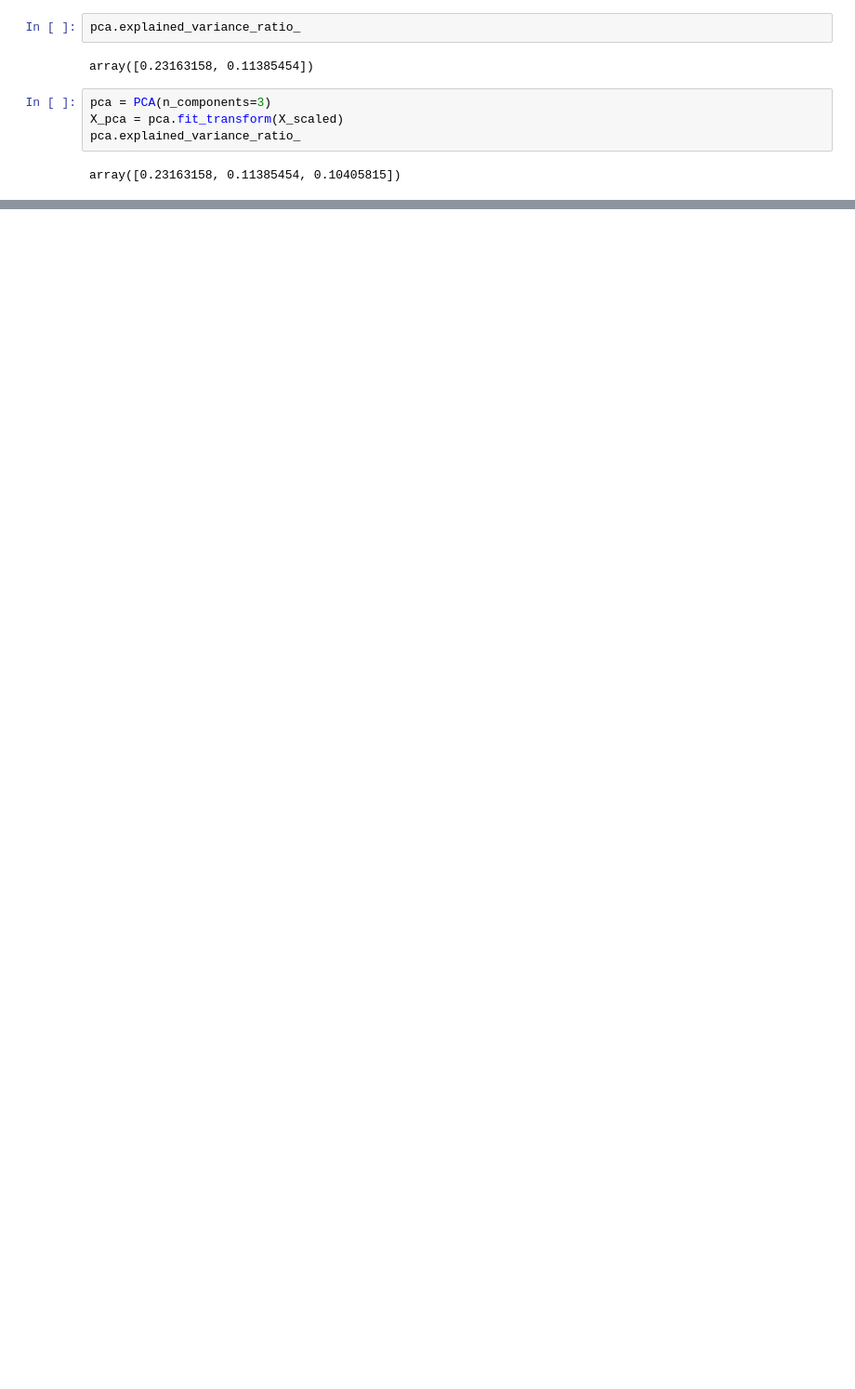
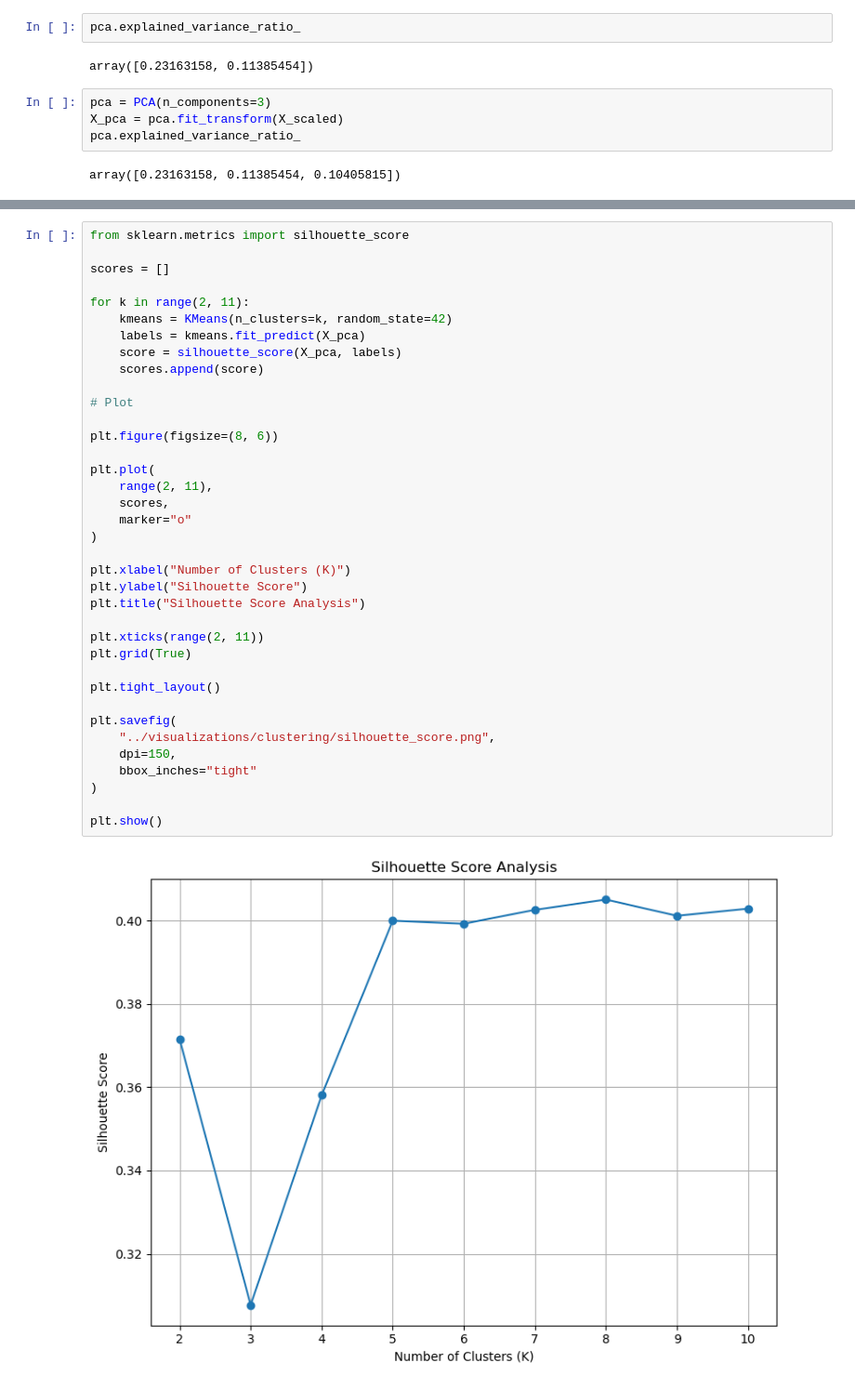
Before and after one commit to yashpal0502/SmartCart-Clustering-System, a Jupyter notebook: notebooks/01 - data_preprocessing.ipynb, the cells around one changed output, grey strips where cells are left out. Shown at 93% size. Cells and saved outputs as stored; diff of their text form; blank space fills up the shorter version.

Commit message:
add combined K analysis with WCSS and silhouette score

```diff
--- a/notebooks/01 - data_preprocessing.ipynb
+++ b/notebooks/01 - data_preprocessing.ipynb
@@ -406,0 +460,39 @@ plt.show()
+# %%
+from sklearn.metrics import silhouette_score
+
+scores = []
+
+for k in range(2, 11):
+    kmeans = KMeans(n_clusters=k, random_state=42)
+    labels = kmeans.fit_predict(X_pca)
+    score = silhouette_score(X_pca, labels)
+    scores.append(score)
+
+# Plot
+
+plt.figure(figsize=(8, 6))
+
+plt.plot(
+    range(2, 11),
+    scores,
+    marker="o"
+)
+
+plt.xlabel("Number of Clusters (K)")
+plt.ylabel("Silhouette Score")
+plt.title("Silhouette Score Analysis")
+
+plt.xticks(range(2, 11))
+plt.grid(True)
+
+plt.tight_layout()
+
+plt.savefig(
+    "../visualizations/clustering/silhouette_score.png",
+    dpi=150,
+    bbox_inches="tight"
+)
+
+plt.show()
+# %% [output]
+[figure, added]
```
Also changed, not shown: parts of 13 cells of this notebook, 3 other files.
